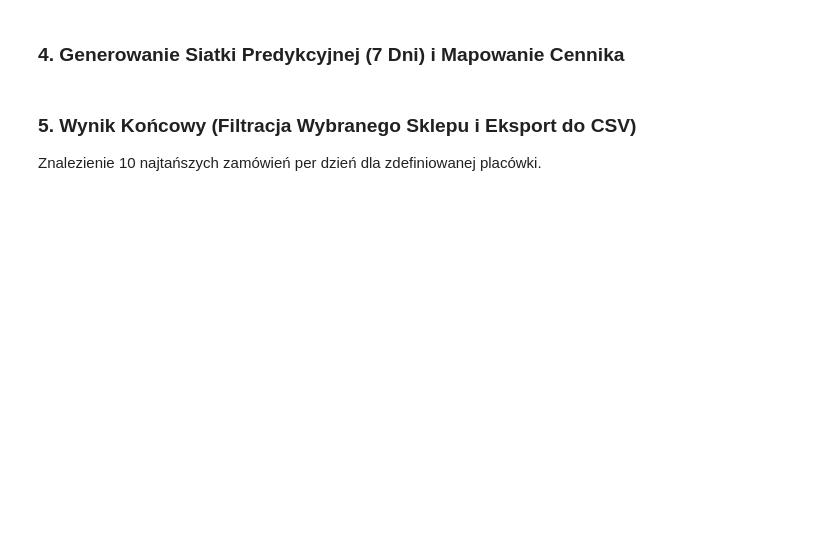
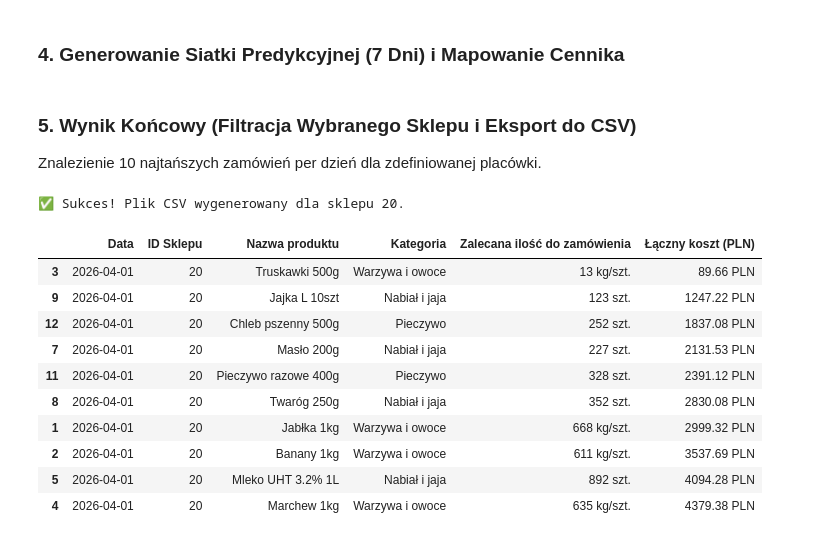
Before and after one commit to Szychuu/CIT-26-Final-OhioConsulting67, a Jupyter notebook: app.ipynb, the cells around one changed output. Cells and saved outputs as stored; diff of their text form; code cells hidden in the pictures; blank space fills up the shorter version.

```diff
--- a/app.ipynb
+++ b/app.ipynb
@@ -139,32 +155,45 @@ Znalezienie 10 najtańszych zamówień per dzień dla zdefiniowanej placówki.
 def przypisz_jednostke(kat):
     if kat == 'Mięso': return 'kg'
     elif kat in ['Warzywa i owoce']: return 'kg/szt.'
     else: return 'szt.'
 
 future_df['Jednostka'] = future_df['Kategoria'].apply(przypisz_jednostke)
 future_df['Zalecana ilość do zamówienia'] = future_df['Przewidywana_Sprzedaz'].astype(str) + ' ' + future_df['Jednostka']
 future_df['Pewność predykcji'] = pewnosc_str
 
 # USTAWIENIA SKLEPU
 WYBRANY_SKLEP = 20
 
 future_df_filtered = future_df[future_df['ID Sklepu'] == WYBRANY_SKLEP].copy()
 
 # Sortowanie rosnąco po łącznym koszcie
 filtered_df = (
     future_df_filtered.sort_values(['Data', 'Łączny koszt (PLN)'], ascending=[True, True])
     .groupby('Data')
     .head(10)
 )
 
-output_columns = ['Data', 'ID Sklepu', 'Nazwa produktu', 'Kategoria', 'Zalecana ilość do zamówienia', 'Łączny koszt (PLN)', 'Pewność predykcji']
+output_columns = ['Data', 'ID Sklepu', 'Nazwa produktu', 'Kategoria', 'Zalecana ilość do zamówienia', 'Łączny koszt (PLN)']
 final_output = filtered_df[output_columns].copy()
 final_output['Łączny koszt (PLN)'] = final_output['Łączny koszt (PLN)'].astype(str) + ' PLN'
 
-out_path = os.path.join('assets', f'rekomendacje_zamowien_sklep_{WYBRANY_SKLEP}.csv') if os.path.exists('assets') else f'rekomendacje_zamowien_sklep_{WYBRANY_SKLEP}.csv'
+out_path = os.path.join('assets', f'predykcje_fresh.csv') if os.path.exists('assets') else f'rekomendacje_zamowien_sklep_{WYBRANY_SKLEP}.csv'
 final_output.to_csv(out_path, index=False, sep=';', encoding='utf-8-sig')
 
 print(f"✅ Sukces! Plik CSV wygenerowany dla sklepu {WYBRANY_SKLEP}.")
 
 # Podgląd końcowej tabeli prosto w notatniku
 final_output.head(10)
+# %% [output]
+✅ Sukces! Plik CSV wygenerowany dla sklepu 20.
+|  | Data | ID Sklepu | Nazwa produktu | Kategoria | Zalecana ilość do zamówienia | Łączny koszt (PLN) |
+| 3 | 2026-04-01 | 20 | Truskawki 500g | Warzywa i owoce | 13 kg/szt. | 89.66 PLN |
+| 9 | 2026-04-01 | 20 | Jajka L 10szt | Nabiał i jaja | 123 szt. | 1247.22 PLN |
+| 12 | 2026-04-01 | 20 | Chleb pszenny 500g | Pieczywo | 252 szt. | 1837.08 PLN |
+| 7 | 2026-04-01 | 20 | Masło 200g | Nabiał i jaja | 227 szt. | 2131.53 PLN |
+| 11 | 2026-04-01 | 20 | Pieczywo razowe 400g | Pieczywo | 328 szt. | 2391.12 PLN |
+| 8 | 2026-04-01 | 20 | Twaróg 250g | Nabiał i jaja | 352 szt. | 2830.08 PLN |
+| 1 | 2026-04-01 | 20 | Jabłka 1kg | Warzywa i owoce | 668 kg/szt. | 2999.32 PLN |
+| 2 | 2026-04-01 | 20 | Banany 1kg | Warzywa i owoce | 611 kg/szt. | 3537.69 PLN |
+| 5 | 2026-04-01 | 20 | Mleko UHT 3.2% 1L | Nabiał i jaja | 892 szt. | 4094.28 PLN |
+| 4 | 2026-04-01 | 20 | Marchew 1kg | Warzywa i owoce | 635 kg/szt. | 4379.38 PLN |
```
Also changed, not shown: parts of 2 cells of this notebook.
